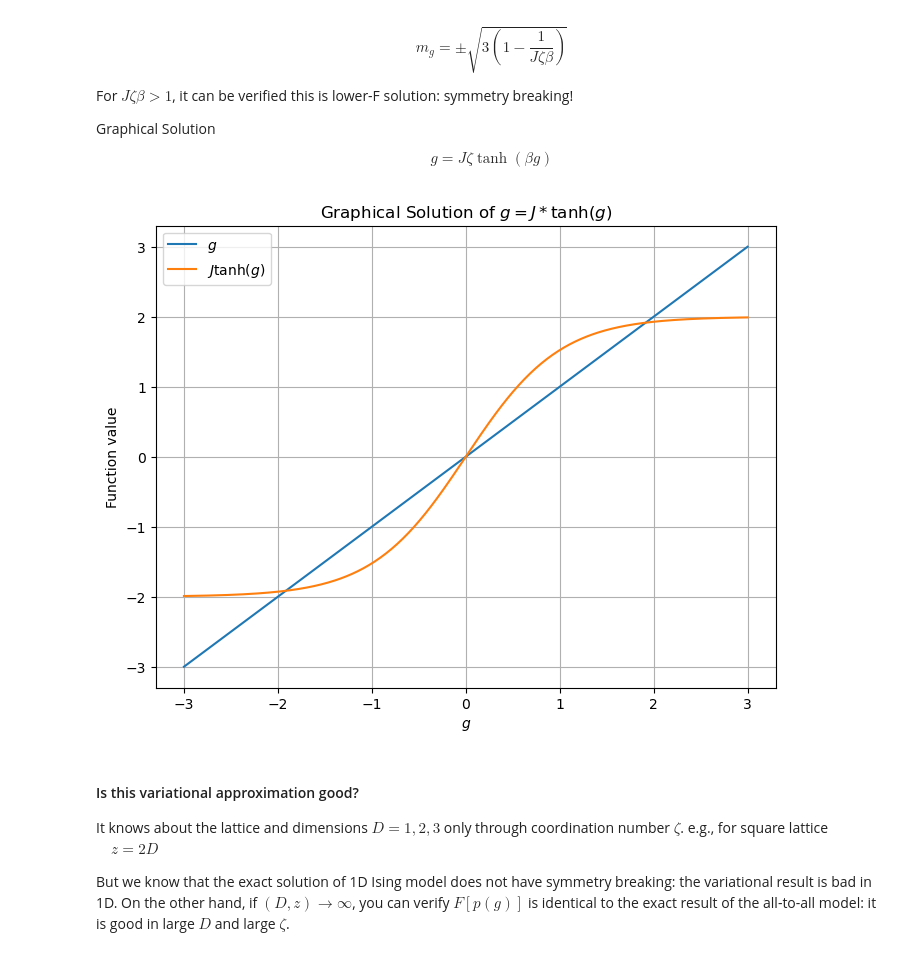
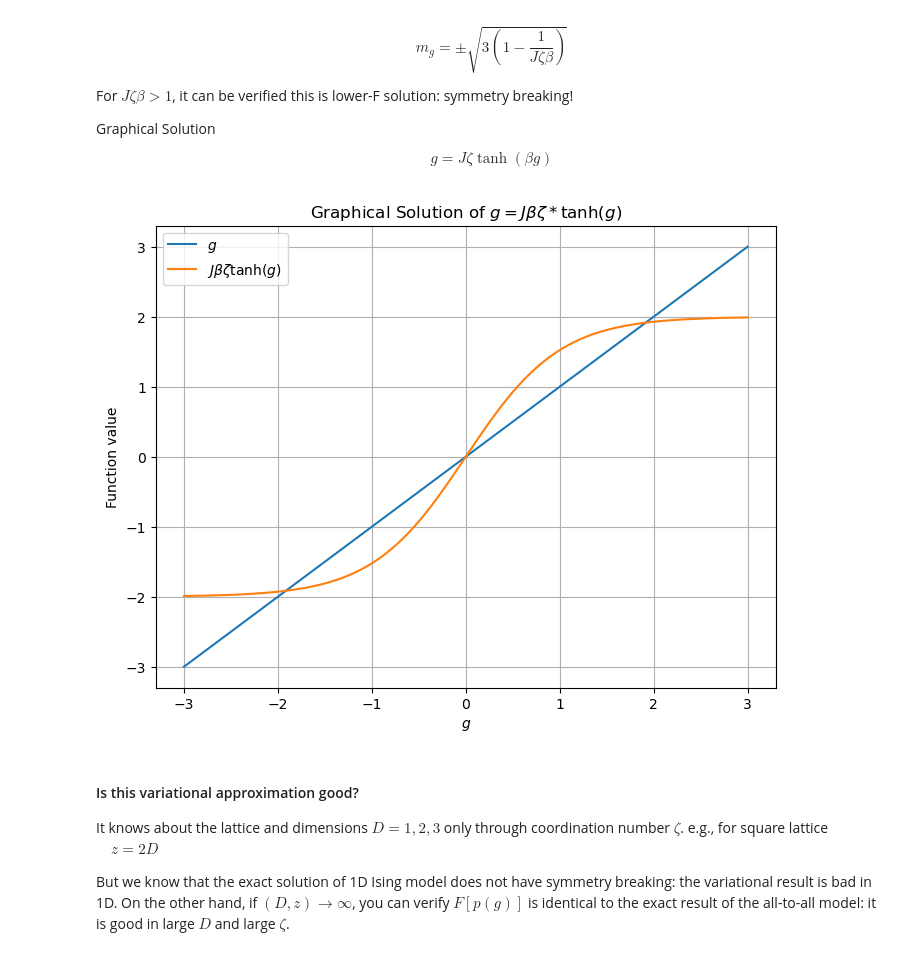
Before and after one commit to Hallatscheklab/StatPhys, a Jupyter notebook: _sources/Variational-Methods/Variational-methods-Mean-Field.ipynb, the cells around one changed output. Saved outputs shown, nothing was run; the diff lists cells and outputs as text; code cells hidden in the pictures.

```diff
--- a/_sources/Variational-Methods/Variational-methods-Mean-Field.ipynb
+++ b/_sources/Variational-Methods/Variational-methods-Mean-Field.ipynb
@@ -204,27 +204,27 @@ $$
 # %%
 import numpy as np
 import matplotlib.pyplot as plt
 
 # Define the parameters
 J = 2  # You can adjust J to see different behaviors
 g_values = np.linspace(-3, 3, 400)  # Range of g values for plotting
 
 # Define the functions
 g_function = g_values
 tanh_function = J * np.tanh(g_values)
 
 # Plotting
 plt.figure(figsize=(8, 6))
 plt.plot(g_values, g_function, label='$g$')
-plt.plot(g_values, tanh_function, label='$J \\tanh(g)$')
-plt.title('Graphical Solution of $g = J * \\tanh(g)$')
+plt.plot(g_values, tanh_function, label='$J\\beta \\zeta  \\tanh(g)$')
+plt.title('Graphical Solution of $g = J \\beta \\zeta * \\tanh(g)$')
 plt.xlabel('$g$')
 plt.ylabel('Function value')
 plt.legend()
 plt.grid(True)
 plt.show()
 # %% [output]
-[figure, old version]
+[figure, new version]
 # %% [markdown]
 #### Is this variational approximation good?
 
```
Also changed, not shown: 2 other files.
